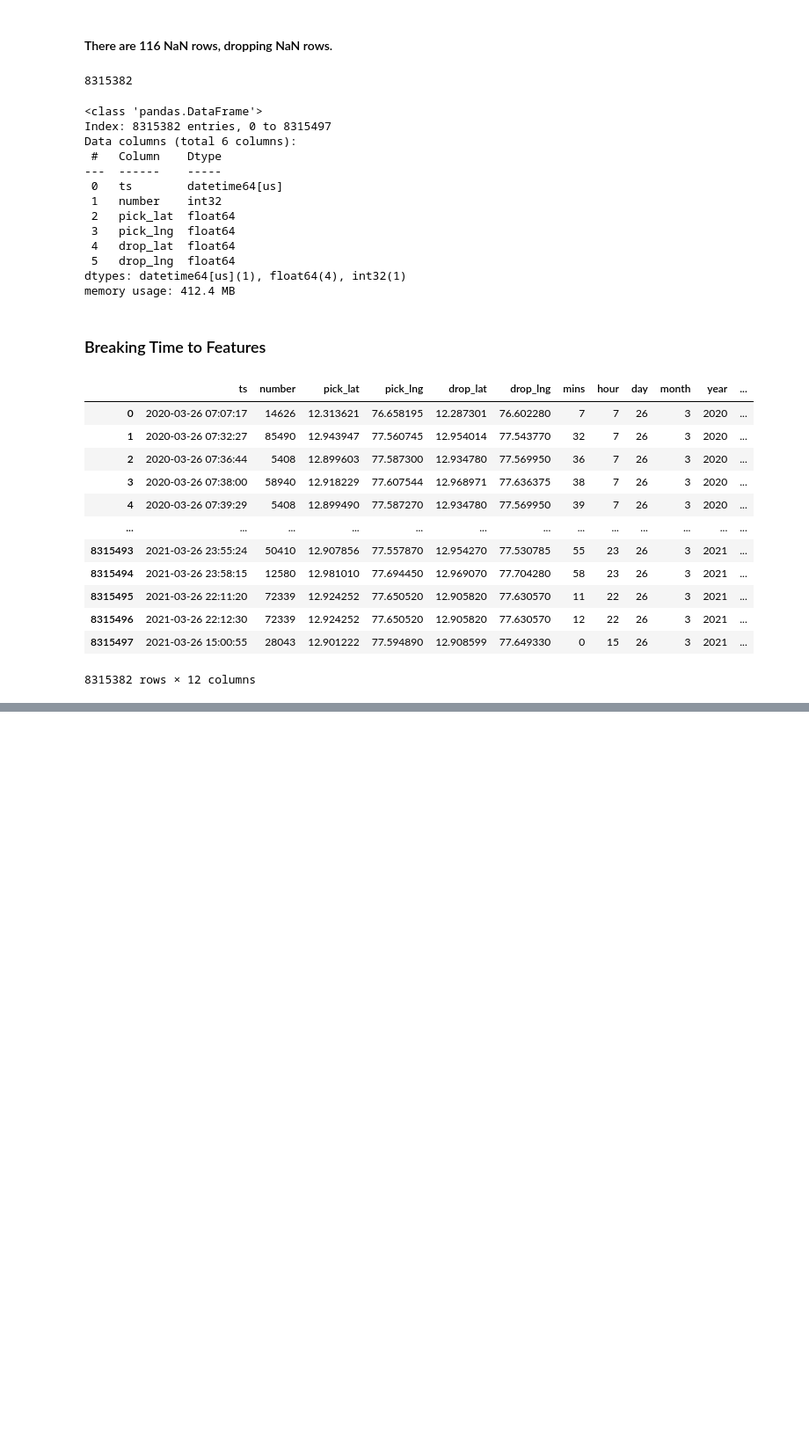
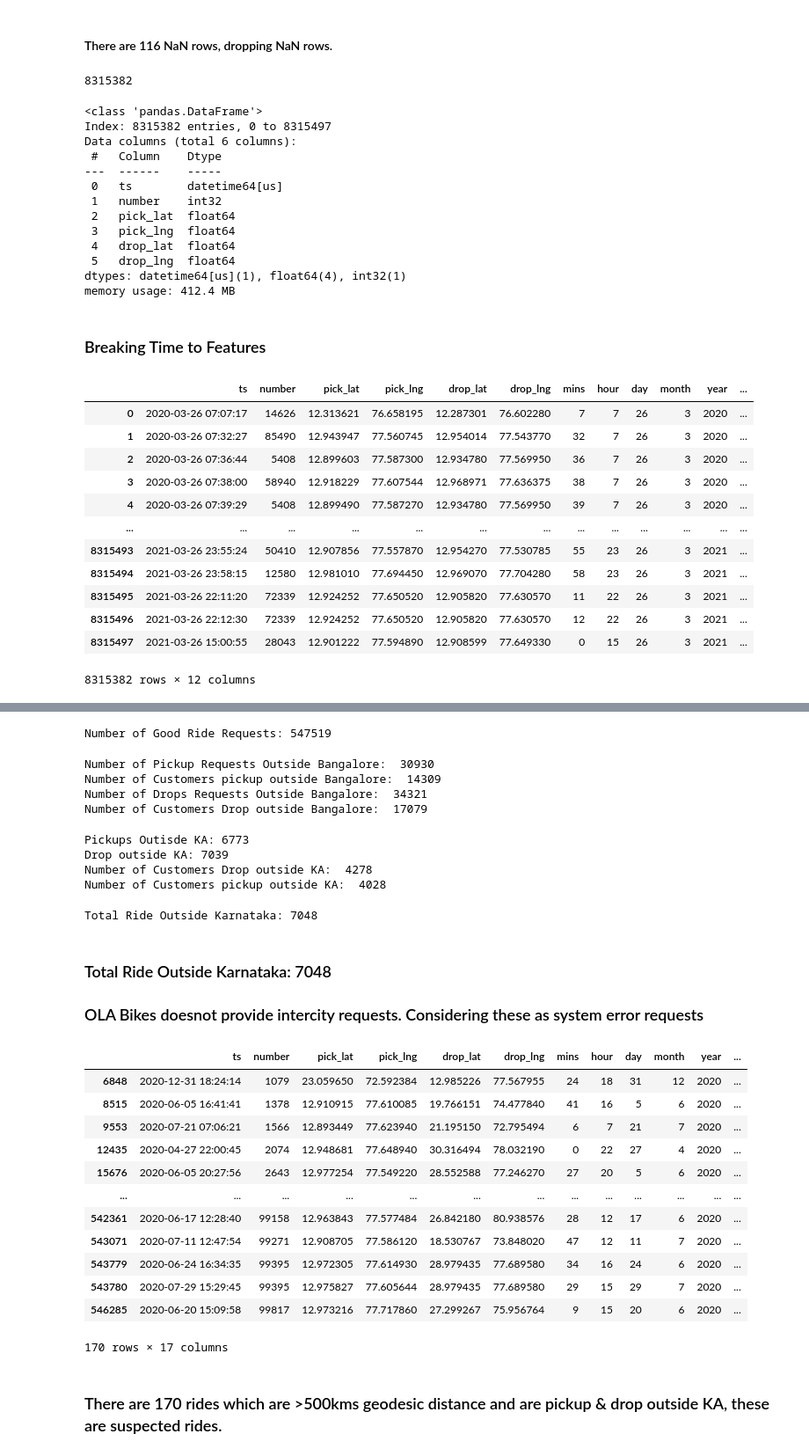
Before and after one commit to melvinmathew9991/Bike-Taxi-Rides-Request-Demand-Forecast, a Jupyter notebook: Notebook/Data Cleaning.ipynb, the cells around one changed output, grey strips where cells are left out. Shown at 88% size. Cells and saved outputs as stored; diff of their text form; code cells hidden in the pictures; blank space fills up the shorter version.

```diff
--- a/Notebook/Data Cleaning.ipynb
+++ b/Notebook/Data Cleaning.ipynb
@@ -421,0 +388,4 @@ df.to_csv('C:/Sachin/project/preprocessed_2.csv',index = False, compression = 'g
+# %%
+df = pd.read_csv('C:/Sachin/project/Bike-Taxi-Rides-Request-Demand-Forecast/data/preprocessed/preprocessed_3.csv', compression = 'gzip')
+location = geolocator.geocode("India")
+location.raw
@@ -421,0 +455,13 @@ df.to_csv('C:/Sachin/project/preprocessed_2.csv',index = False, compression = 'g
+# %%
+df.reset_index(inplace = True, drop = True)
+df_outside_india = df[
+    (df.pick_lat <= 6.2325274) |
+    (df.pick_lat >= 35.6745457) |
+    (df.pick_lng <= 68.1113787) |
+    (df.pick_lng >= 97.395561) |
+    (df.drop_lat <= 6.2325274) |
+    (df.drop_lat >= 35.6745457) |
+    (df.drop_lng <= 68.1113787) |
+    (df.drop_lng >= 97.395561)
+]
+df = df[~df.index.isin(df_outside_india.index)].reset_index(drop = True)
@@ -421,0 +484,62 @@ df.to_csv('C:/Sachin/project/preprocessed_2.csv',index = False, compression = 'g
+# %%
+print("Number of Good Ride Requests: {}".format(len(df)))
+# %% [output]
+Number of Good Ride Requests: 547519
+# %%
+## How many pickups and drops are outside bangalore?
+# ['12.8334905', '13.1426196', '77.4598797', '77.7840639']
+pck_outside_bng = df[(df.pick_lat<=12.8334905) | (df.pick_lat>=13.1426196) | (df.pick_lng<=77.4598797) | (df.pick_lng>=77.7840639)]
+drp_outside_bng = df[(df.drop_lat<=12.8334905) | (df.drop_lat>=13.1426196) | (df.drop_lng<=77.4598797) | (df.drop_lng>=77.7840639)]
+print("Number of Pickup Requests Outside Bangalore: ",len(pck_outside_bng))
+print("Number of Customers pickup outside Bangalore: ",len(np.unique(pck_outside_bng['number'].values)))
+
+print("Number of Drops Requests Outside Bangalore: ",len(drp_outside_bng))
+print("Number of Customers Drop outside Bangalore: ",len(np.unique(drp_outside_bng['number'].values)))
+# %% [output]
+Number of Pickup Requests Outside Bangalore:  30930
+Number of Customers pickup outside Bangalore:  14309
+Number of Drops Requests Outside Bangalore:  34321
+Number of Customers Drop outside Bangalore:  17079
+# %%
+### Bounding PickUp Lat-Long Within State Karnataka
+# ['11.5945587', '18.4766494', '74.0543908', '78.5875761']
+pck_outside_KA = df[(df.pick_lat<=11.5945587) | (df.pick_lat>=18.4766494) | (df.pick_lng<=74.0543908) | (df.pick_lng>=78.5875761)]
+drp_outside_KA = df[(df.drop_lat<=11.5945587) | (df.drop_lat>=18.4766494) | (df.drop_lng<=74.0543908) | (df.drop_lng>=78.5875761)]
+print("Pickups Outisde KA: {} \nDrop outside KA: {}".format(len(pck_outside_KA),len(drp_outside_KA)))
+print("Number of Customers Drop outside KA: ",len(np.unique(drp_outside_KA['number'].values)))
+print("Number of Customers pickup outside KA: ",len(np.unique(pck_outside_KA['number'].values)))
+# %% [output]
+Pickups Outisde KA: 6773
+Drop outside KA: 7039
+Number of Customers Drop outside KA:  4278
+Number of Customers pickup outside KA:  4028
+# %%
+total_ride_outside_KA = df[(df.pick_lat<=11.5945587) | (df.pick_lat>=18.4766494) | (df.pick_lng<=74.0543908) | (df.pick_lng>=78.5875761) | (df.drop_lat<=11.5945587) | (df.drop_lat>=18.4766494) | (df.drop_lng<=74.0543908) | (df.drop_lng>=78.5875761)]
+# %%
+print("Total Ride Outside Karnataka: {}".format(len(total_ride_outside_KA)))
+# %% [output]
+Total Ride Outside Karnataka: 7048
+# %% [markdown]
+### Total Ride Outside Karnataka: 7048
+### OLA Bikes doesnot provide intercity requests. Considering these as system error requests
+# %%
+## Rides for which geodesic distance > 500kms
+## Pickup and drop not of KA (state where we have maximum booking requests and user base)
+suspected_bad_rides = total_ride_outside_KA[total_ride_outside_KA.geodesic_distance > 500]
+suspected_bad_rides
+# %% [output]
+|  | ts | number | pick_lat | pick_lng | drop_lat | drop_lng | mins | hour | day | month | year | ... |
+| 6848 | 2020-12-31 18:24:14 | 1079 | 23.059650 | 72.592384 | 12.985226 | 77.567955 | 24 | 18 | 31 | 12 | 2020 | ... |
+| 8515 | 2020-06-05 16:41:41 | 1378 | 12.910915 | 77.610085 | 19.766151 | 74.477840 | 41 | 16 | 5 | 6 | 2020 | ... |
+| 9553 | 2020-07-21 07:06:21 | 1566 | 12.893449 | 77.623940 | 21.195150 | 72.795494 | 6 | 7 | 21 | 7 | 2020 | ... |
+| 12435 | 2020-04-27 22:00:45 | 2074 | 12.948681 | 77.648940 | 30.316494 | 78.032190 | 0 | 22 | 27 | 4 | 2020 | ... |
+| 15676 | 2020-06-05 20:27:56 | 2643 | 12.977254 | 77.549220 | 28.552588 | 77.246270 | 27 | 20 | 5 | 6 | 2020 | ... |
+| ... | ... | ... | ... | ... | ... | ... | ... | ... | ... | ... | ... | ... |
+| 542361 | 2020-06-17 12:28:40 | 99158 | 12.963843 | 77.577484 | 26.842180 | 80.938576 | 28 | 12 | 17 | 6 | 2020 | ... |
+| 543071 | 2020-07-11 12:47:54 | 99271 | 12.908705 | 77.586120 | 18.530767 | 73.848020 | 47 | 12 | 11 | 7 | 2020 | ... |
+| 543779 | 2020-06-24 16:34:35 | 99395 | 12.972305 | 77.614930 | 28.979435 | 77.689580 | 34 | 16 | 24 | 6 | 2020 | ... |
+| 543780 | 2020-07-29 15:29:45 | 99395 | 12.975827 | 77.605644 | 28.979435 | 77.689580 | 29 | 15 | 29 | 7 | 2020 | ... |
+| 546285 | 2020-06-20 15:09:58 | 99817 | 12.973216 | 77.717860 | 27.299267 | 75.956764 | 9 | 15 | 20 | 6 | 2020 | ... |
+170 rows × 17 columns
+# %% [markdown]
+### There are 170 rides which are >500kms geodesic distance and are pickup & drop outside KA, these are suspected rides.
```
Also changed, not shown: parts of 58 cells of this notebook.
